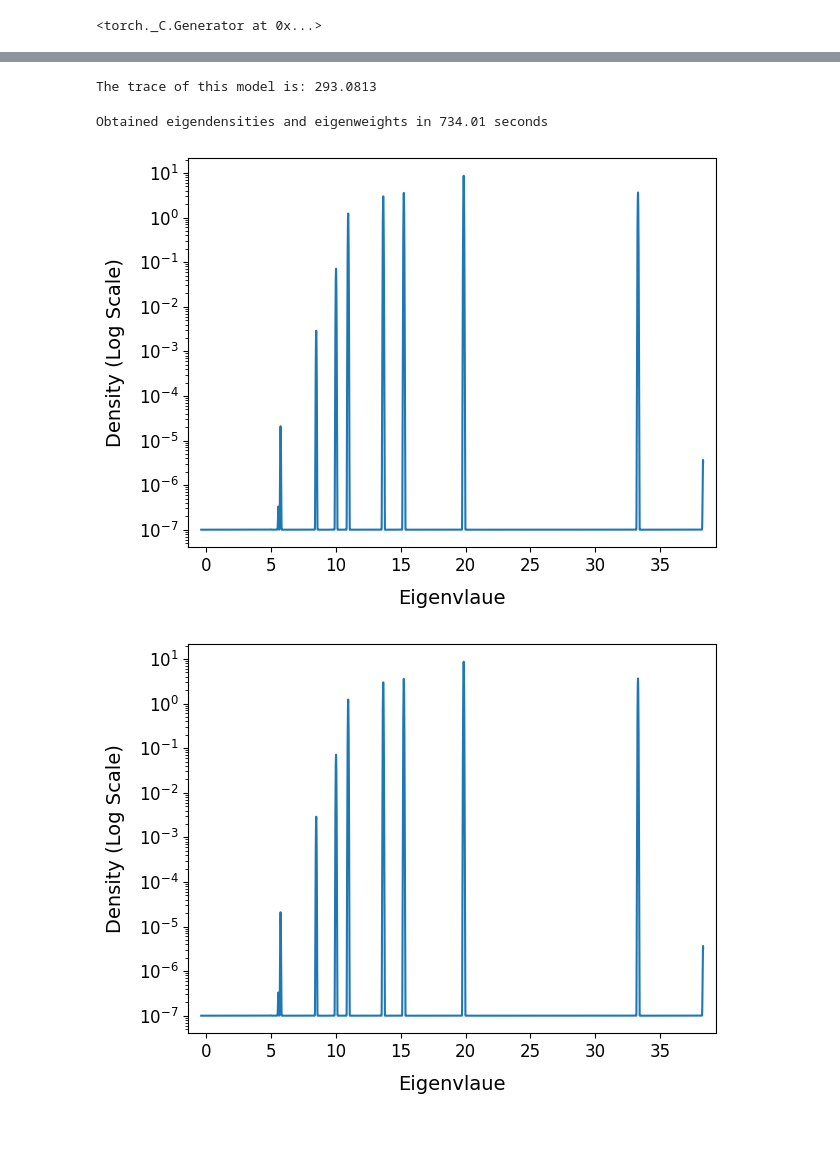
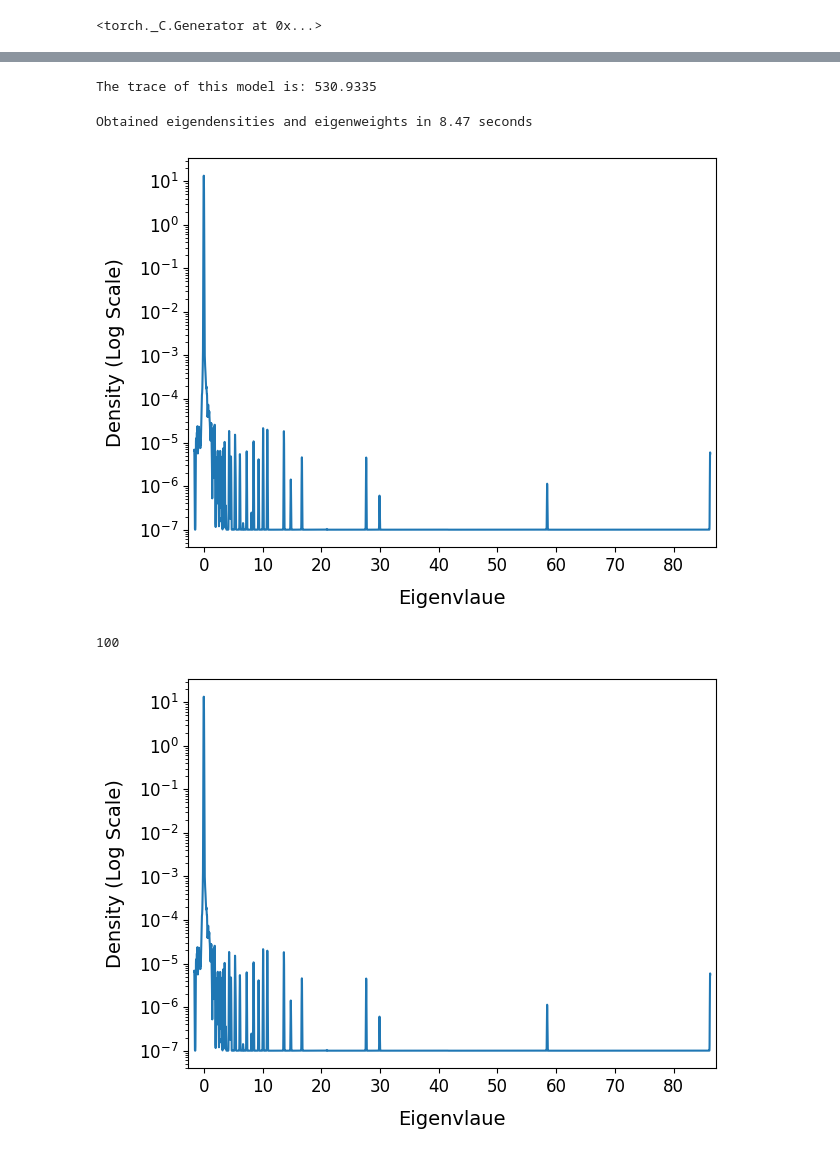
Before and after one commit to Aarsh-Wankar/DeepHessian, a Jupyter notebook: hessian_cnns.ipynb, the cells around one changed output, grey strips where cells are left out. Cells and saved outputs as stored; diff of their text form; code cells hidden in the pictures.

Commit message:
Fixed a small bug in the renovated density function which was causing all the error

```diff
--- a/hessian_cnns.ipynb
+++ b/hessian_cnns.ipynb
@@ -116,7 +116,7 @@ optimizer = torch.optim.Adam(model.parameters(), lr=0.001)
 losses = []
 test_losses = []
 train_losses = []
-for epoch in range(5):
+for epoch in range(10):
     for i, (data, target) in enumerate(train_loader):
         optimizer.zero_grad()
         output = model(data)
@@ -183,7 +198,7 @@ plt.show()
 # loader = torch.utils.data.DataLoader(
 #     torch.utils.data.TensorDataset(train_X, train_y),
 #     batch_size=1024, shuffle=True)
-num_batches = 3
+num_batches = 10
 loader = []
 for i, (data, target) in enumerate(train_loader):
     if i == num_batches:
@@ -197,7 +212,7 @@ hessian_comp = hessian(model, criterion, dataloader=loader, cuda=True)
 trace = hessian_comp.trace()
 print("The trace of this model is: %.4f"%(np.mean(trace)))
 # %% [output]
-The trace of this model is: 293.0813
+The trace of this model is: 530.9335
 # %%
 # top_eigenvalues, top_eigenvector = hessian_comp.eigenvalues(top_n=20)
 # print("The top two eigenvalues of this model are: ", top_eigenvalues)
@@ -207,16 +222,20 @@ density_eigen, density_weight = hessian_comp.density()
 print("Obtained eigendensities and eigenweights in %.2f seconds"%(time.time()-t0))
 get_esd_plot(density_eigen, density_weight)
 # %% [output]
-Obtained eigendensities and eigenweights in 734.01 seconds
+Obtained eigendensities and eigenweights in 8.47 seconds
-[figure, old version]
+[figure, new version]
+# %%
+len(density_eigen[0])
+# %% [output]
+100
 # %%
 # Save the model
 torch.save(model.state_dict(), 'model_cnn_cifar_10.pth')
 # %%
 # Save the spectrum
-np.save('density_eigen_cnn_cifar_10.npy', density_eigen)
-np.save('density_weight_cnn_cifar_10.npy', density_weight)
-np.save('trace_cnn_cifar_10.npy', trace)
+# np.save('density_eigen_cnn_cifar_10.npy', density_eigen)
+# np.save('density_weight_cnn_cifar_10.npy', density_weight)
+# np.save('trace_cnn_cifar_10.npy', trace)
 get_esd_plot(density_eigen, density_weight, save_path='cifar_10.png')
 # %% [output]
-[figure, old version]
+[figure, new version]
```
Also changed, not shown: parts of 10 cells of this notebook, 6 other files.
